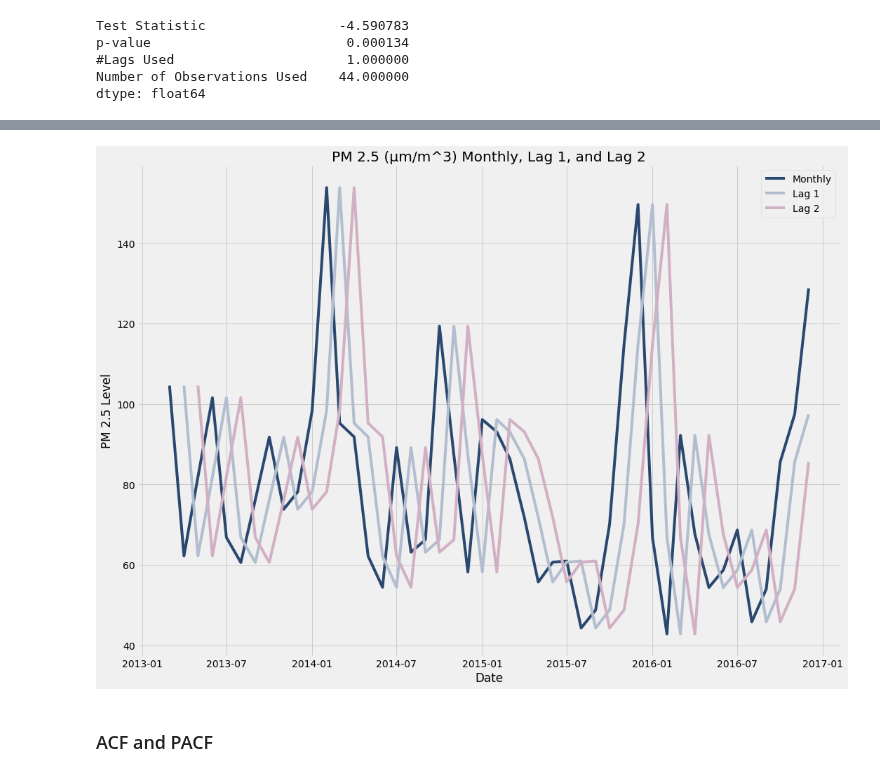
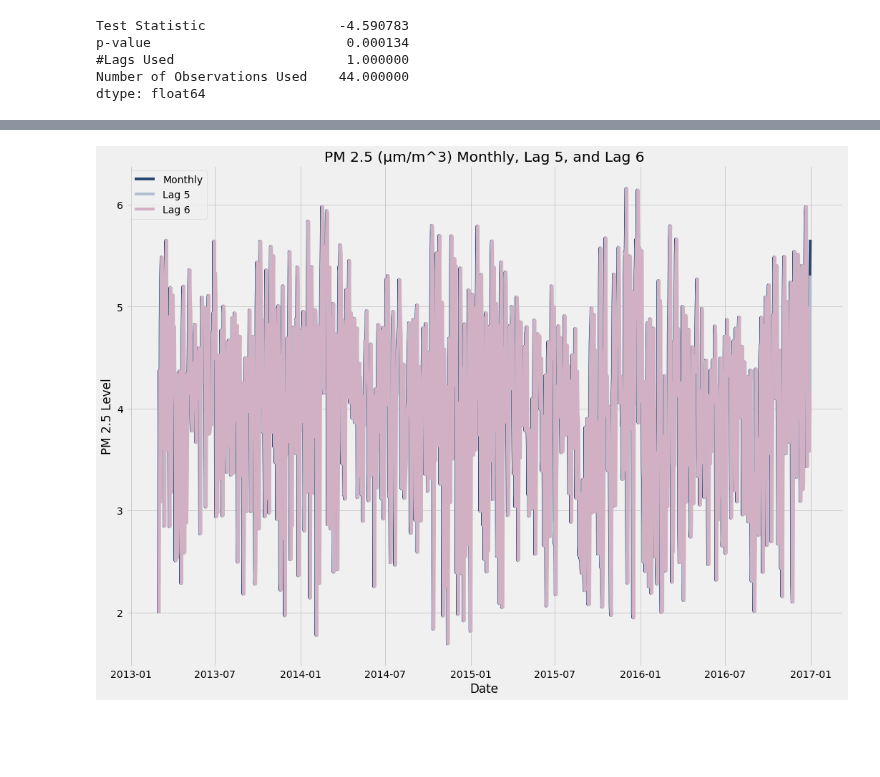
Before and after one commit to dolcikey/TimeSeriesForecasting_BeijingAirQuality, a Jupyter notebook: 002_EDA.ipynb, the cells around one changed output, grey strips where cells are left out. Drawn from its saved outputs; the diff is of its cells as text; code cells hidden in the pictures; blank space fills up the shorter version.

```diff
--- a/002_EDA.ipynb
+++ b/002_EDA.ipynb
@@ -205,0 +271,18 @@ time_monthly.shape
+# %%
+fig, ax = plt.subplots(figsize=(28,12))
+sns.set_palette(sns.diverging_palette(250,700, s= 70 , l= 30, n= 4))
+
+ax.plot(monthly_series,label='Avg Monthly PM 2.5 (μm/m^3)')
+ax.plot(roll_mean, label='Rolling quarterly mean')
+ax.plot(roll_std, label='Rolling quarterly std. deviation')
+ax.set_ylim(0, 175)
+
+plt.xticks(size = 20)
+plt.yticks(size = 20)
+
+plt.xlabel('Date', fontsize = 25, labelpad=20)
+plt.ylabel('PM 2.5 (μm/m^3)', fontsize = 25, labelpad=20)
+plt.legend(title='Station', bbox_to_anchor=(1, 1), loc='upper left', fontsize = 25)
+fig.suptitle('Average monthly PM2.5 (μm/m^3) March. 2013 to Feb. 2017', fontsize = 36)
+
+fig.savefig('PNG/series_monthly_PM25.png', bbox_inches= 'tight', padding_inches = 4, transparent = True )
@@ -267,17 +387,25 @@ PM25_lag_2 = monthly_series.shift(periods=2)
+# %%
+time_daily['PM2.5'] = np.log(time_daily['PM2.5'])
+# %%
+daily_series = time_daily['PM2.5']
+
+roll_mean = daily_series.rolling(window = 7).mean()
+roll_std = daily_series.rolling(window = 7).std()
+
+PM25_lag_5 = daily_series.shift(periods=1)
+PM25_lag_6 = daily_series.shift(periods=2)
 # %%
 fig, ax = plt.subplots(figsize=(16, 12))
-plt.plot(monthly_series, label = 'Monthly')
-plt.plot(PM25_lag_1, label = 'Lag 1')
-plt.plot(PM25_lag_2, label = 'Lag 2')
+plt.plot(daily_series, label = 'Monthly')
+plt.plot(PM25_lag_5, label = 'Lag 5')
+plt.plot(PM25_lag_6, label = 'Lag 6')
 
-plt.title('PM 2.5 (μm/m^3) Monthly, Lag 1, and Lag 2')
+plt.title('PM 2.5 (μm/m^3) Monthly, Lag 5, and Lag 6')
 plt.xlabel('Date')
 plt.ylabel('PM 2.5 Level')
 
 plt.legend()
 
-fig.savefig('PNG/lag1_2.png', bbox_inches= 'tight', padding_inches = 4, transparent = True )
+fig.savefig('PNG/lag5_6.png', bbox_inches= 'tight', padding_inches = 4, transparent = True )
 # %% [output]
-[figure, old version]
+[figure, new version]
-# %% [markdown]
-### ACF and PACF
```
Also changed, not shown: parts of 32 cells of this notebook, 14 other files.
